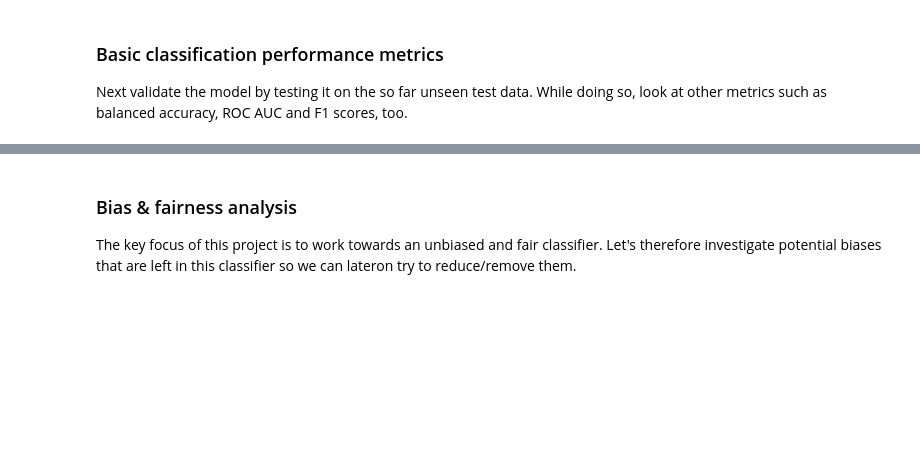
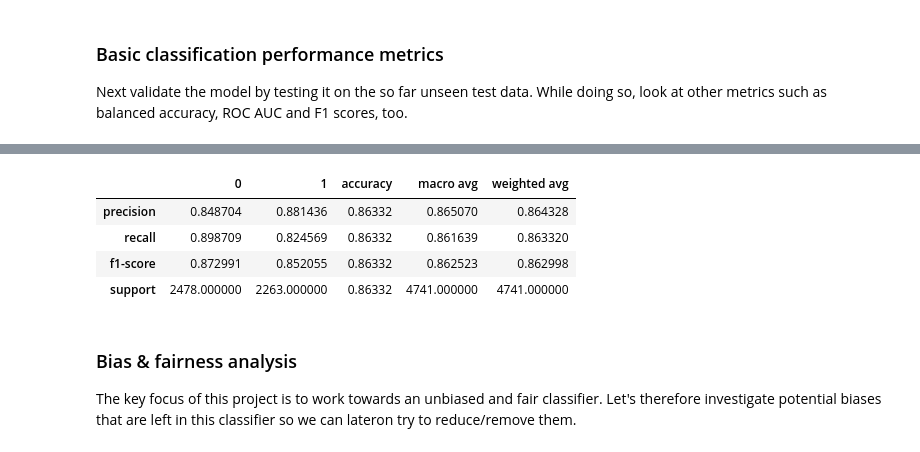
Before and after one commit to miknab/fair-image-classifier, a Jupyter notebook: fc_cnn.ipynb, the cells around one changed output, grey strips where cells are left out. Saved outputs shown, nothing was run; the diff lists cells and outputs as text; code cells hidden in the pictures; blank space fills up the shorter version.

```diff
--- a/fc_cnn.ipynb
+++ b/fc_cnn.ipynb
@@ -302,11 +364,11 @@ Next validate the model by testing it on the so far unseen test data. While doin
 # First, the y_prob* variables contain the predicted class probabilities
 # which will be used in the ROC AUC computation. To compute the other
 # metrics, use the predicted class labels (given in y_pred*).
-y_prob_train = alex_net.predict(X_train)
+y_prob_train = model.predict(X_train)
 y_pred_train = np.array([np.argmax(i) for i in y_prob_train])
 
-y_prob_val = alex_net.predict(X_val)
+y_prob_val = model.predict(X_val)
 y_pred_val = np.array([np.argmax(i) for i in y_prob_val])
 
-y_prob_test = alex_net.predict(X_test)
+y_prob_test = model.predict(X_test)
 y_pred_test = np.array([np.argmax(i) for i in y_prob_test])
@@ -356,8 +430,15 @@ plt.show()
 # %%
 # Last but not least, produce a classification report to get more quantitative
 # information about the classification performance.
 cls_report = pd.DataFrame(classification_report(y_test, y_pred_test, output_dict=True))
+display(cls_report)
 cls_report.to_csv(new_model_dir / f"classificationo_report__{file_suffix}.png")
+# %% [output]
+|  | 0 | 1 | accuracy | macro avg | weighted avg |
+| precision | 0.848704 | 0.881436 | 0.86332 | 0.865070 | 0.864328 |
+| recall | 0.898709 | 0.824569 | 0.86332 | 0.861639 | 0.863320 |
+| f1-score | 0.872991 | 0.852055 | 0.86332 | 0.862523 | 0.862998 |
+| support | 2478.000000 | 2263.000000 | 0.86332 | 4741.000000 | 4741.000000 |
 # %% [markdown]
 ### Bias & fairness analysis
 
```
Also changed, not shown: parts of 20 cells of this notebook, 2 other files.
